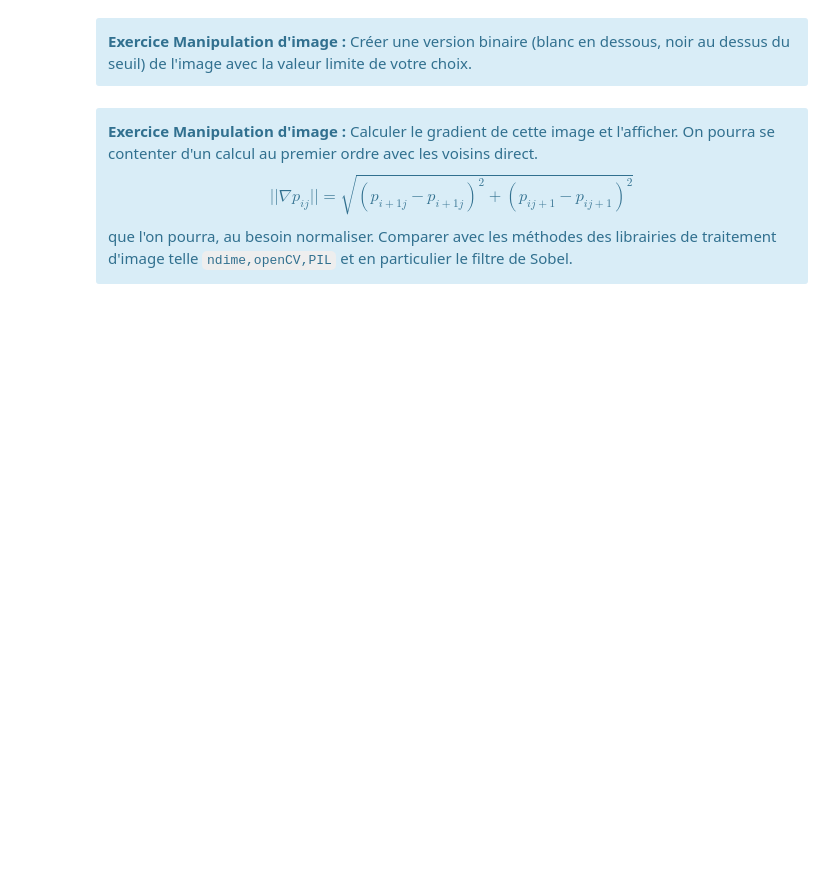
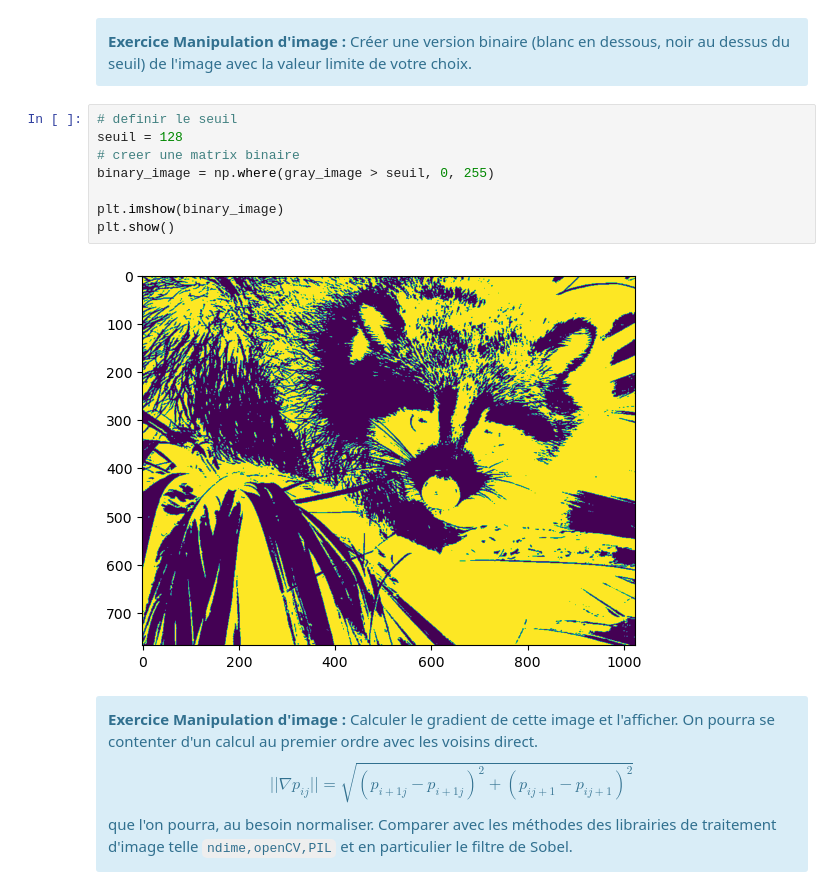
Before and after one commit to ZhenyuPU/AI_ECN, a Jupyter notebook: PAPY/TP3/TP3.1/TP3.1_eleve.ipynb, the cells around one changed output. Saved outputs shown, nothing was run; the diff lists cells and outputs as text; blank space fills up the shorter version.

```diff
--- a/PAPY/TP3/TP3.1/TP3.1_eleve.ipynb
+++ b/PAPY/TP3/TP3.1/TP3.1_eleve.ipynb
@@ -127,6 +286,16 @@ plt.show()
 <div class="alert alert-info" role="alert">
     <b> Exercice Manipulation d'image  :  </b> Créer une version binaire (blanc en dessous, noir au dessus du seuil) de l'image avec la valeur limite de votre choix.
 </div>
+# %%
+# definir le seuil
+seuil = 128
+# creer une matrix binaire
+binary_image = np.where(gray_image > seuil, 0, 255)
+
+plt.imshow(binary_image)
+plt.show()
+# %% [output]
+[figure, added]
 # %% [markdown]
 <div class="alert alert-info" role="alert">
     <b> Exercice Manipulation d'image  :  </b> Calculer le gradient de cette image et l'afficher. On pourra se contenter d'un calcul au premier ordre avec les voisins direct. <br> $$ ||\nabla p_{ij}||= \sqrt{(p_{i+1j}-p_{i+1j})^2+(p_{ij+1}-p_{ij+1})^2}$$ que l'on pourra, au besoin normaliser. Comparer avec les méthodes des librairies de traitement d'image telle <code>ndime,openCV,PIL</code> et en particulier le filtre de Sobel.
```
Also changed, not shown: parts of 16 cells of this notebook, 54 other files.
